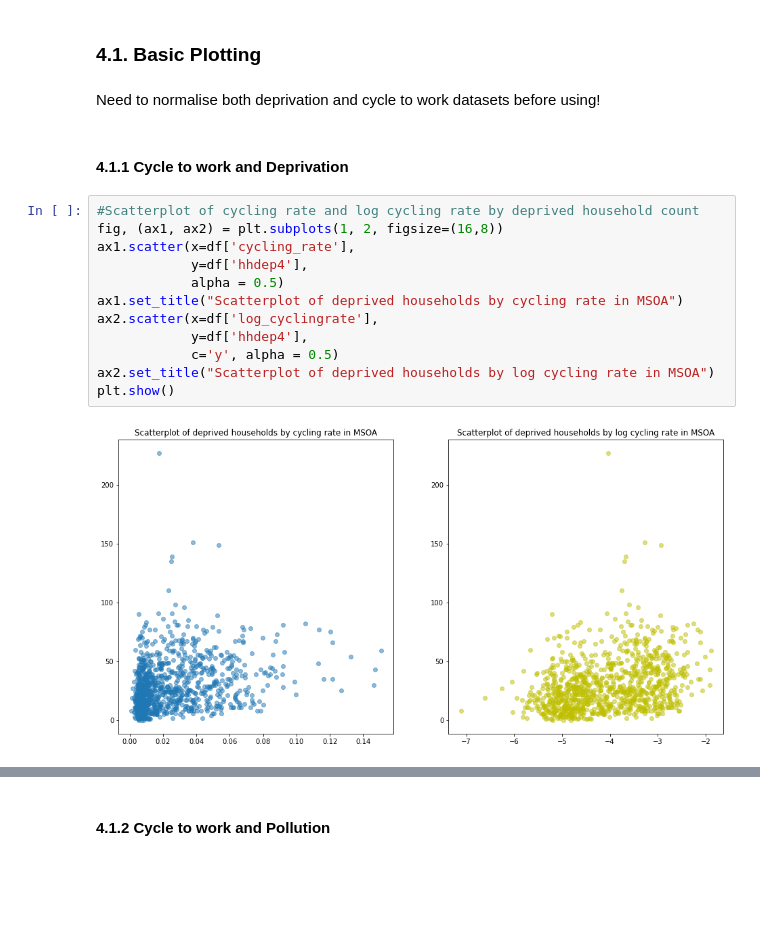
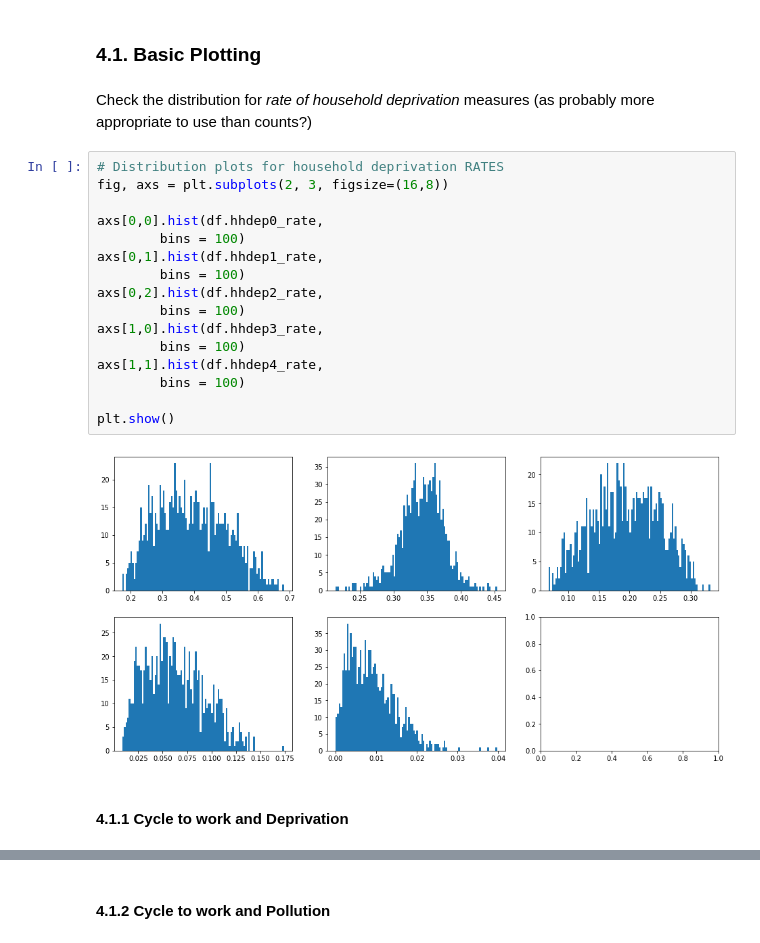
Before and after one commit to ZacharyP-E/qm_group25, a Jupyter notebook: qm_group_code.ipynb, the cells around one changed output, grey strips where cells are left out. Saved outputs shown, nothing was run; the diff lists cells and outputs as text; blank space fills up the shorter version.

```diff
--- a/qm_group_code.ipynb
+++ b/qm_group_code.ipynb
@@ -459,20 +459,24 @@ income_1.head(20)
 # %% [markdown]
 ### 4.1. Basic Plotting
 # %% [markdown]
-Need to normalise both deprivation and cycle to work datasets before using!
+Check the distribution for *rate of household deprivation* measures (as probably more appropriate to use than counts?)
+# %%
+# Distribution plots for household deprivation RATES
+fig, axs = plt.subplots(2, 3, figsize=(16,8))
+
+axs[0,0].hist(df.hhdep0_rate,
+        bins = 100)
+axs[0,1].hist(df.hhdep1_rate,
+        bins = 100)
+axs[0,2].hist(df.hhdep2_rate,
+        bins = 100)
+axs[1,0].hist(df.hhdep3_rate,
+        bins = 100)
+axs[1,1].hist(df.hhdep4_rate,
+        bins = 100)
+
+plt.show()
+# %% [output]
+[figure, added]
 # %% [markdown]
 #### 4.1.1 Cycle to work and Deprivation
-# %%
-#Scatterplot of cycling rate and log cycling rate by deprived household count
-fig, (ax1, ax2) = plt.subplots(1, 2, figsize=(16,8))
-ax1.scatter(x=df['cycling_rate'],
-            y=df['hhdep4'],
-            alpha = 0.5)
-ax1.set_title("Scatterplot of deprived households by cycling rate in MSOA")
-ax2.scatter(x=df['log_cyclingrate'],
-            y=df['hhdep4'],
-            c='y', alpha = 0.5)
-ax2.set_title("Scatterplot of deprived households by log cycling rate in MSOA")
-plt.show()
-# %% [output]
-[figure, removed]
```
Also changed, not shown: parts of 7 cells of this notebook.
